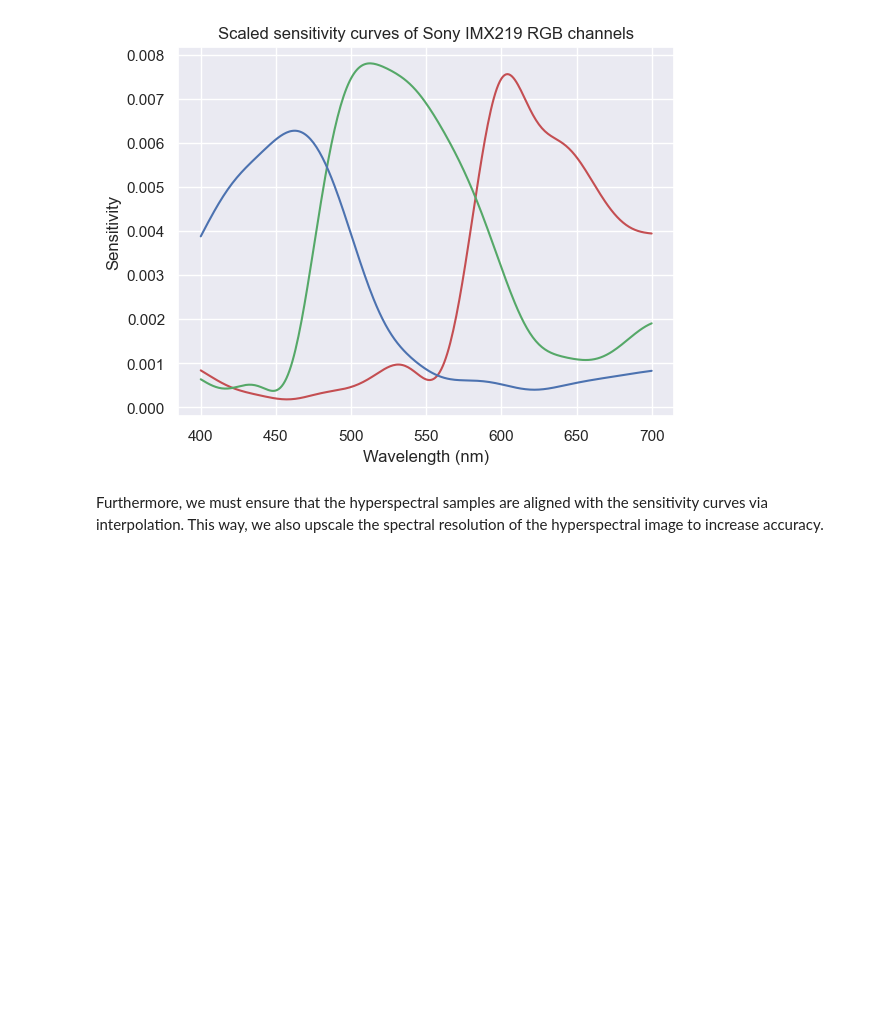
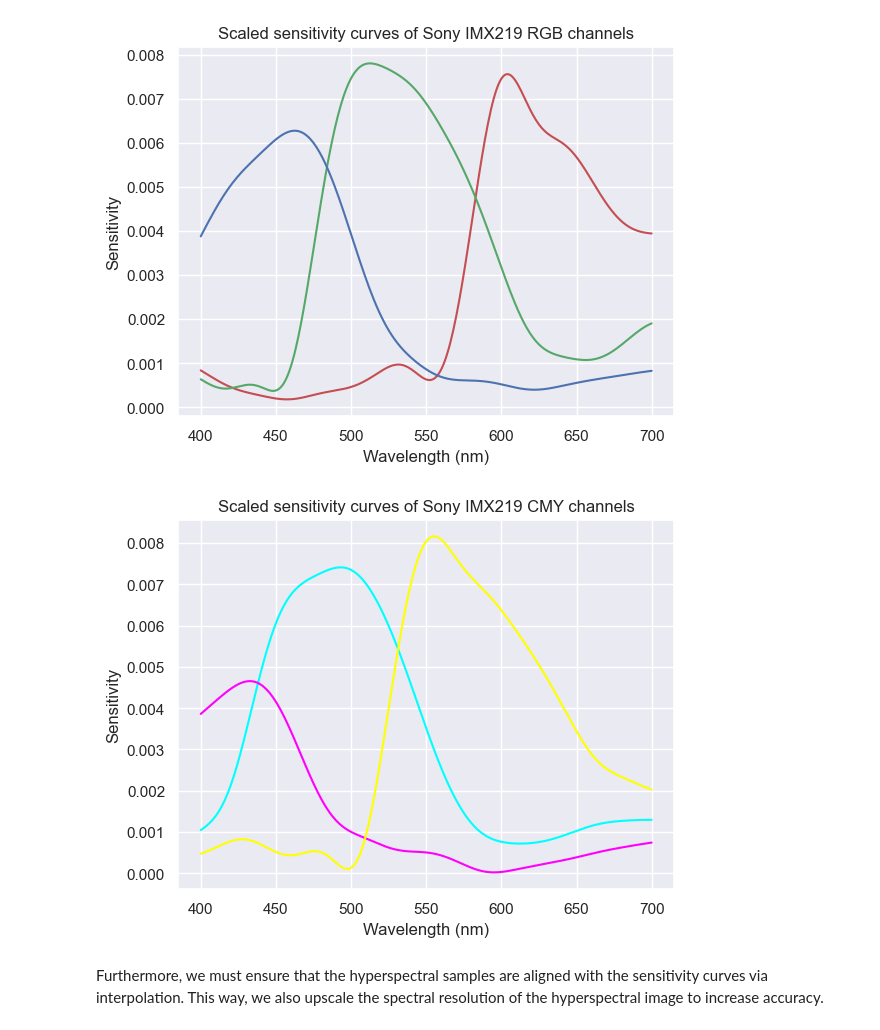
Before and after one commit to daniilsjb/suspectral, a Jupyter notebook: suspectral-notebook/RGB.ipynb, the cells around one changed output. Drawn from its saved outputs; the diff is of its cells as text; code cells hidden in the pictures; blank space fills up the shorter version.

```diff
--- a/suspectral-notebook/RGB.ipynb
+++ b/suspectral-notebook/RGB.ipynb
@@ -133,7 +155,8 @@ plt.show()
 # %% [markdown]
 After synthesizing the RGB image, we want to ensure that all resulting channels are within the $[0, 1]$ range. To accomplish this, we normalize each sensitivity curve so that taking the integral between the product of the curve and the largest possible spectral samples (i.e., $1$) would result in a value $\le 1$ for each channel. To maintain the relative strengths of each curve, we scale them by the same largest factor.
 # %%
-imx219_sensitivities /= np.max(integrate.simpson(imx219_sensitivities, imx219_wavelengths, axis=0))
+imx219_rgb /= np.max(integrate.simpson(imx219_rgb, imx219_wavelengths, axis=0))
+imx219_cmy /= np.max(integrate.simpson(imx219_cmy, imx219_wavelengths, axis=0))
 # %% [markdown]
 As a visual reference, we plot the scaled sensitivity curves.
 # %%
@@ -146,6 +169,16 @@ plt.ylabel('Sensitivity')
 plt.show()
 # %% [output]
 [figure]
+# %%
+plt.title('Scaled sensitivity curves of Sony IMX219 CMY channels')
+plt.plot(imx219_wavelengths, imx219_cmy[:, 0], color='cyan')
+plt.plot(imx219_wavelengths, imx219_cmy[:, 1], color='magenta')
+plt.plot(imx219_wavelengths, imx219_cmy[:, 2], color='yellow')
+plt.xlabel('Wavelength (nm)')
+plt.ylabel('Sensitivity')
+plt.show()
+# %% [output]
+[figure, added]
 # %% [markdown]
 Furthermore, we must ensure that the hyperspectral samples are aligned with the sensitivity curves via interpolation. This way, we also upscale the spectral resolution of the hyperspectral image to increase accuracy.
 # %%
```
Also changed, not shown: parts of 39 cells of this notebook.
